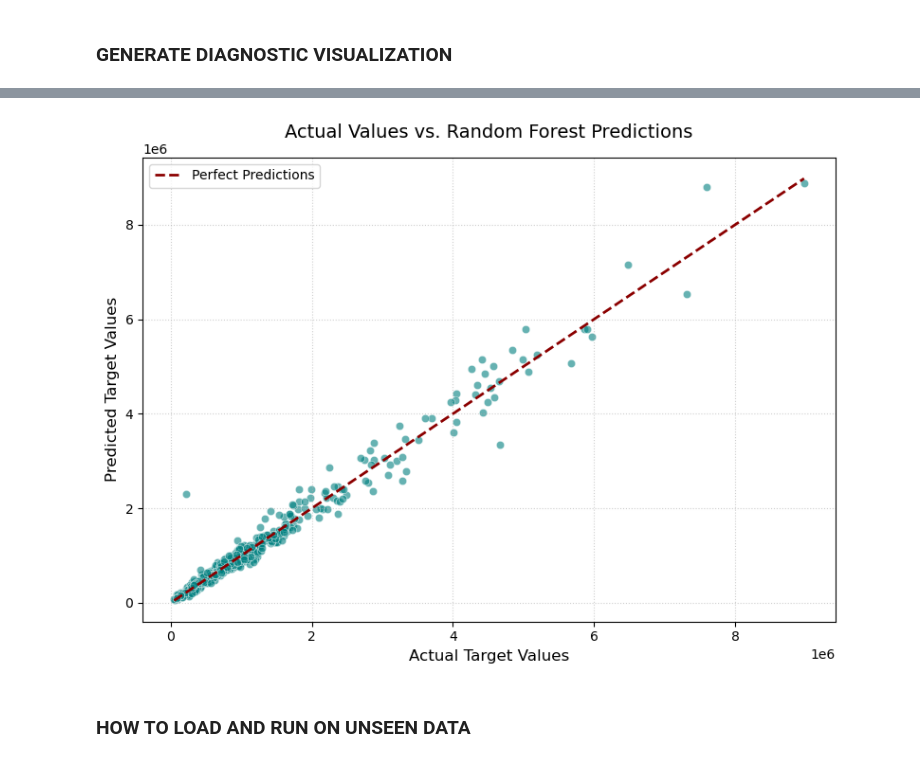
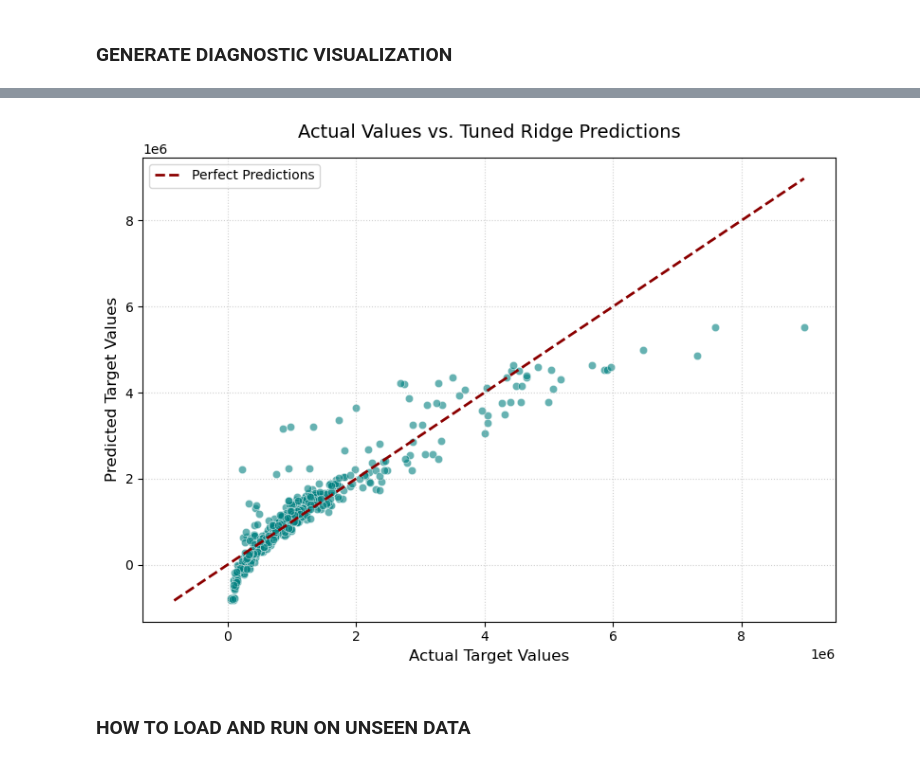
Before and after one commit to rohannn16/car-listedPrice-regression-model, a Jupyter notebook: car_listed_price_prediction.ipynb, the cells around one changed output, grey strips where cells are left out. Cells and saved outputs as stored; diff of their text form; code cells hidden in the pictures.

```diff
--- a/car_listed_price_prediction.ipynb
+++ b/car_listed_price_prediction.ipynb
@@ -747,2 +742,16 @@ preprocessor = ColumnTransformer(
+# %%
+from sklearn.base import clone
+
+linear_preprocessor = ColumnTransformer(transformers=[
+    ('te',  TargetEncoder(target_type="continuous", smooth="auto", random_state=42), te_cols),
+    ('ohe', OneHotEncoder(handle_unknown='ignore', drop='first', sparse_output=False), ohe_cols),
+    ('num', StandardScaler(), num_cols)
+])
+
+tree_preprocessor = ColumnTransformer(transformers=[
+    ('te',  TargetEncoder(target_type="continuous", smooth="auto", random_state=42), te_cols),
+    ('ohe', OneHotEncoder(handle_unknown='ignore', drop='first', sparse_output=False), ohe_cols),
+    ('num', 'passthrough', num_cols)
+])
 # %% [markdown]
 ### BUILD THE FINAL MASTER PIPELINE
@@ -814,10 +881,0 @@ Prediction for new data: [2503816.54 2358700.22]
-# %%
-param_grid = {
-    'regressor__n_estimators':[100,300,500],
-    'regressor__max_depth': [None, 10, 20, 30],
-    'regressor__max_features': ['sqrt', 'log2', 0.8, None],
-    'regressor__bootstrap': [True, False]
-}
-
-gsrf_model = GridSearchCV(estimator=rf_model_pipeline,param_grid=param_grid,cv=5,scoring='neg_mean_squared_error',n_jobs=-1)
-gsrf_model.fit(X_train,y_train)
@@ -893,24 +1106,24 @@ Success! Saved deployment-ready model to: 'final_random_forest_model.pkl'
 # %%
 # =====================================================================
-# 7. GENERATE DIAGNOSTIC VISUALIZATION
+#            Actual Values Vs Tuned Ridge Predictions
 # =====================================================================
 plt.figure(figsize=(8, 6))
-sns.scatterplot(x=y_test, y=y_prediction_gsrf, alpha=0.6, color='teal', edgecolor='w')
+sns.scatterplot(x=y_test, y=y_prediction_gsridge, alpha=0.6, color='teal', edgecolor='w')
 
 # Ideal diagonal prediction line
-min_val = min(y_test.min(), y_prediction_gsrf.min())
-max_val = max(y_test.max(), y_prediction_gsrf.max())
+min_val = min(y_test.min(), y_prediction_gsridge.min())
+max_val = max(y_test.max(), y_prediction_gsridge.max())
 plt.plot([min_val, max_val], [min_val, max_val], color='darkred', linestyle='--', linewidth=2, label='Perfect Predictions')
 
-plt.title('Actual Values vs. Random Forest Predictions', fontsize=14, pad=15)
+plt.title('Actual Values vs. Tuned Ridge Predictions', fontsize=14, pad=15)
 plt.xlabel('Actual Target Values', fontsize=12)
 plt.ylabel('Predicted Target Values', fontsize=12)
 plt.legend()
 plt.grid(True, linestyle=':', alpha=0.6)
 plt.tight_layout()
 plt.show()
 # %% [output]
-[figure, old version]
+[figure, new version]
 # %% [markdown]
 ### HOW TO LOAD AND RUN ON UNSEEN DATA
 # %%
```
Also changed, not shown: parts of 35 cells of this notebook, 1 other file.
